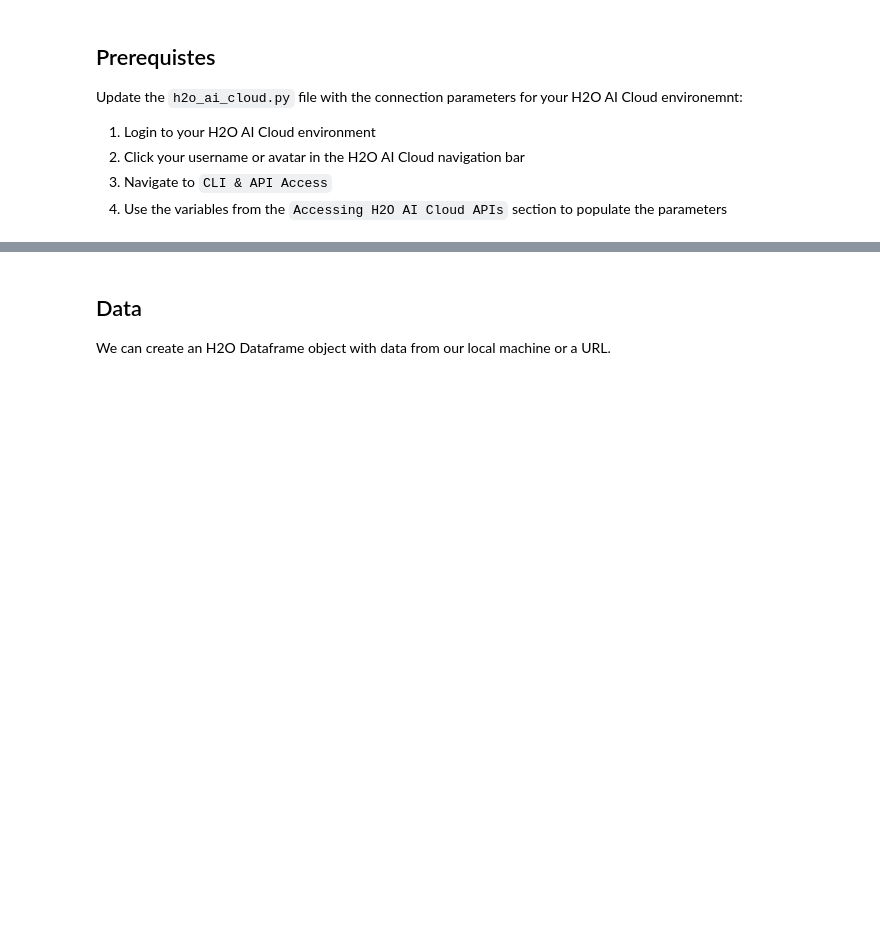
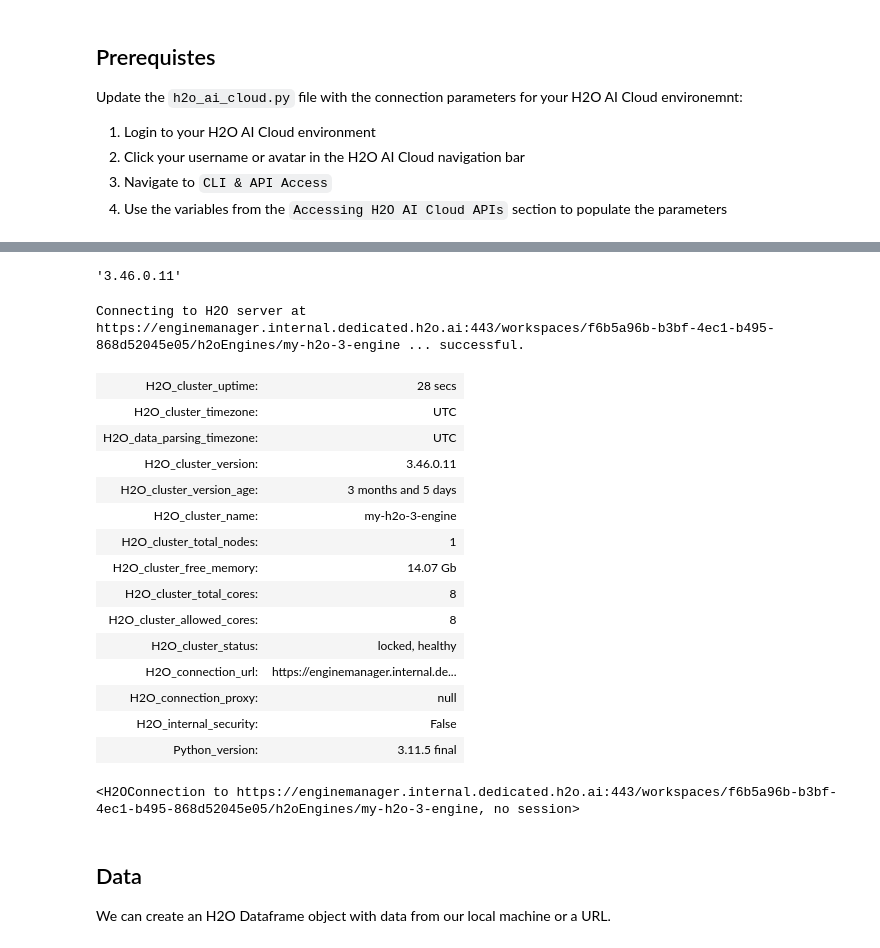
Before and after one commit to h2oai/haic-tutorials, a Jupyter notebook: 4 H2O-3: Distributed ML.ipynb, the cells around one changed output, grey strips where cells are left out. Cells and saved outputs as stored; diff of their text form; code cells hidden in the pictures; blank space fills up the shorter version.

Commit message:
Update base notebooks with new clients

```diff
--- a/4 H2O-3: Distributed ML.ipynb
+++ b/4 H2O-3: Distributed ML.ipynb
@@ -27,0 +17,4 @@ import numpy as np
+# %%
+from h2o_ai_cloud import ai_engine_client
+
+aiem_client = ai_engine_client()
@@ -36,2 +26,4 @@ Enter your platform token: ········
+# %%
+h2o_engine_client = aiem_client.h2o_engine_client
 # %% [markdown]
 ## Connect to H2O-3
@@ -79,3 +61,35 @@ Warning: Version mismatch. H2O is version 3.36.0.4, but the h2o-python package i
+# %%
+h2o_engine = h2o_engine_client.get_engine(engine_id ="my-h2o-3-engine", workspace_id="f6b5a96b-b3bf-4ec1-b495-868d52045e05")
+
+h2o_engine.wait()
+# %%
+import h2o
+
+h2o.__version__
+# %% [output]
+'3.46.0.11'
+# %%
+h2o.connect(config=h2o_engine.get_connection_config())
+
+# Note: H2O_cluster_version is the same as h2o.__version__
+# %% [output]
+Connecting to H2O server at https://enginemanager.internal.dedicated.h2o.ai:443/workspaces/f6b5a96b-b3bf-4ec1-b495-868d52045e05/h2oEngines/my-h2o-3-engine ... successful.
+| H2O_cluster_uptime: | 28 secs |
+| H2O_cluster_timezone: | UTC |
+| H2O_data_parsing_timezone: | UTC |
+| H2O_cluster_version: | 3.46.0.11 |
+| H2O_cluster_version_age: | 3 months and 5 days |
+| H2O_cluster_name: | my-h2o-3-engine |
+| H2O_cluster_total_nodes: | 1 |
+| H2O_cluster_free_memory: | 14.07 Gb |
+| H2O_cluster_total_cores: | 8 |
+| H2O_cluster_allowed_cores: | 8 |
+| H2O_cluster_status: | locked, healthy |
+| H2O_connection_url: | https://enginemanager.internal.de... |
+| H2O_connection_proxy: | null |
+| H2O_internal_security: | False |
+| Python_version: | 3.11.5 final |
+<H2OConnection to https://enginemanager.internal.dedicated.h2o.ai:443/workspaces/f6b5a96b-b3bf-4ec1-b495-868d52045e05/h2oEngines/my-h2o-3-engine, no session>
 # %% [markdown]
 ## Data
 
```
Also changed, not shown: parts of 29 cells of this notebook, 8 other files.
